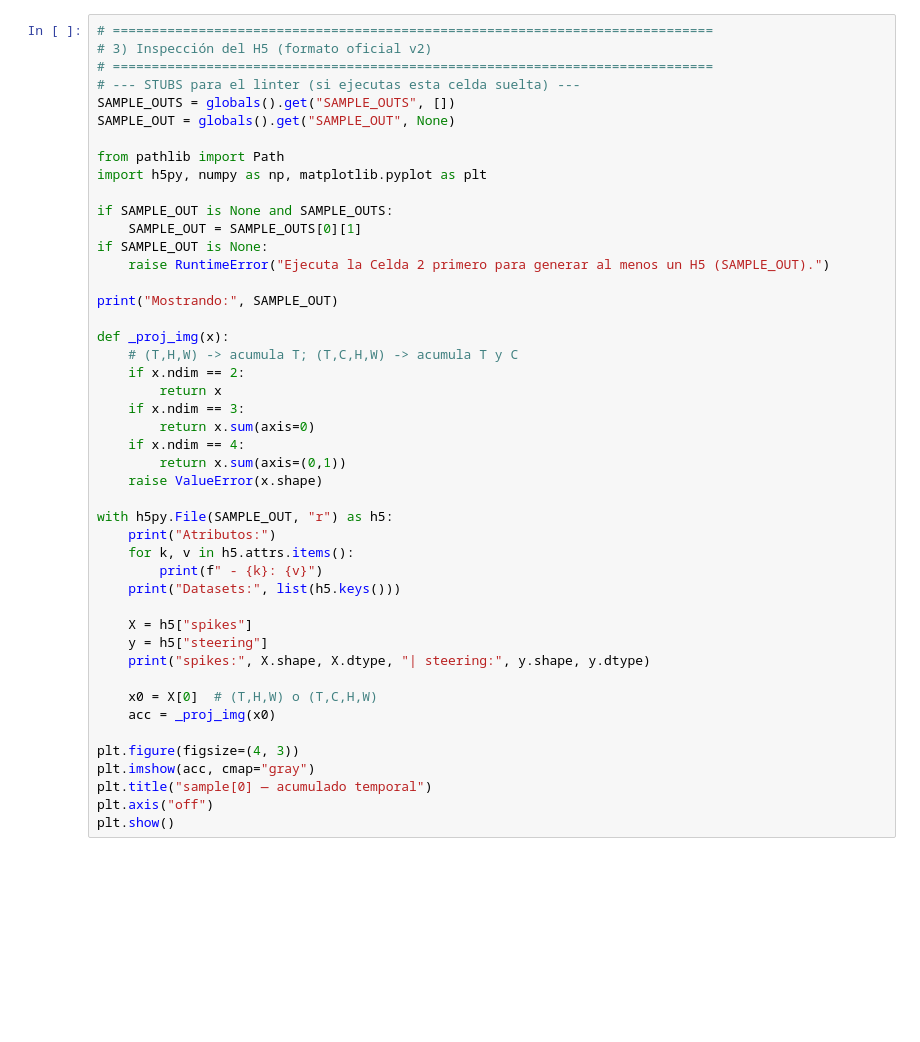
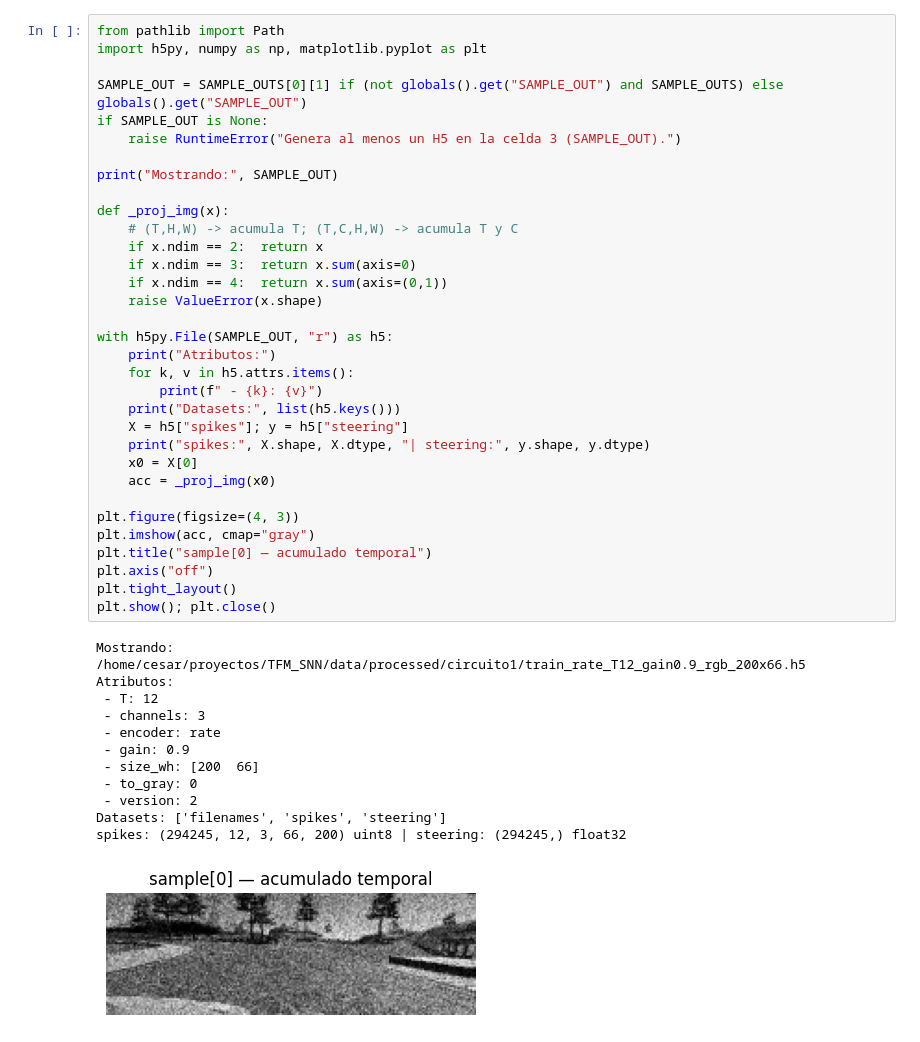
Before and after one commit to cesarfg32/TFM_SNN, a Jupyter notebook: notebooks/02_ENCODE_OFFLINE.ipynb, the cells around one changed output. Cells and saved outputs as stored; diff of their text form; blank space fills up the shorter version.

```diff
--- a/notebooks/02_ENCODE_OFFLINE.ipynb
+++ b/notebooks/02_ENCODE_OFFLINE.ipynb
@@ -300,46 +221,46 @@ Después puedes pasar directamente a `03_TRAIN_CONTINUAL.ipynb`.
 # %%
-# =============================================================================
-# 3) Inspección del H5 (formato oficial v2)
-# =============================================================================
-# --- STUBS para el linter (si ejecutas esta celda suelta) ---
-SAMPLE_OUTS = globals().get("SAMPLE_OUTS", [])
-SAMPLE_OUT = globals().get("SAMPLE_OUT", None)
-
 from pathlib import Path
 import h5py, numpy as np, matplotlib.pyplot as plt
 
-if SAMPLE_OUT is None and SAMPLE_OUTS:
-    SAMPLE_OUT = SAMPLE_OUTS[0][1]
+SAMPLE_OUT = SAMPLE_OUTS[0][1] if (not globals().get("SAMPLE_OUT") and SAMPLE_OUTS) else globals().get("SAMPLE_OUT")
 if SAMPLE_OUT is None:
-    raise RuntimeError("Ejecuta la Celda 2 primero para generar al menos un H5 (SAMPLE_OUT).")
+    raise RuntimeError("Genera al menos un H5 en la celda 3 (SAMPLE_OUT).")
 
 print("Mostrando:", SAMPLE_OUT)
 
 def _proj_img(x):
     # (T,H,W) -> acumula T; (T,C,H,W) -> acumula T y C
-    if x.ndim == 2:
-        return x
-    if x.ndim == 3:
-        return x.sum(axis=0)
-    if x.ndim == 4:
-        return x.sum(axis=(0,1))
+    if x.ndim == 2:  return x
+    if x.ndim == 3:  return x.sum(axis=0)
+    if x.ndim == 4:  return x.sum(axis=(0,1))
     raise ValueError(x.shape)
 
 with h5py.File(SAMPLE_OUT, "r") as h5:
     print("Atributos:")
     for k, v in h5.attrs.items():
         print(f" - {k}: {v}")
     print("Datasets:", list(h5.keys()))
-
-    X = h5["spikes"]
-    y = h5["steering"]
+    X = h5["spikes"]; y = h5["steering"]
     print("spikes:", X.shape, X.dtype, "| steering:", y.shape, y.dtype)
-
-    x0 = X[0]  # (T,H,W) o (T,C,H,W)
+    x0 = X[0]
     acc = _proj_img(x0)
 
 plt.figure(figsize=(4, 3))
 plt.imshow(acc, cmap="gray")
 plt.title("sample[0] — acumulado temporal")
 plt.axis("off")
-plt.show()
+plt.tight_layout()
+plt.show(); plt.close()
+# %% [output]
+Mostrando: /home/cesar/proyectos/TFM_SNN/data/processed/circuito1/train_rate_T12_gain0.9_rgb_200x66.h5
+Atributos:
+ - T: 12
+ - channels: 3
+ - encoder: rate
+ - gain: 0.9
+ - size_wh: [200  66]
+ - to_gray: 0
+ - version: 2
+Datasets: ['filenames', 'spikes', 'steering']
+spikes: (294245, 12, 3, 66, 200) uint8 | steering: (294245,) float32
+[figure, added]
```
Also changed, not shown: parts of 8 cells of this notebook, 3 other files.
